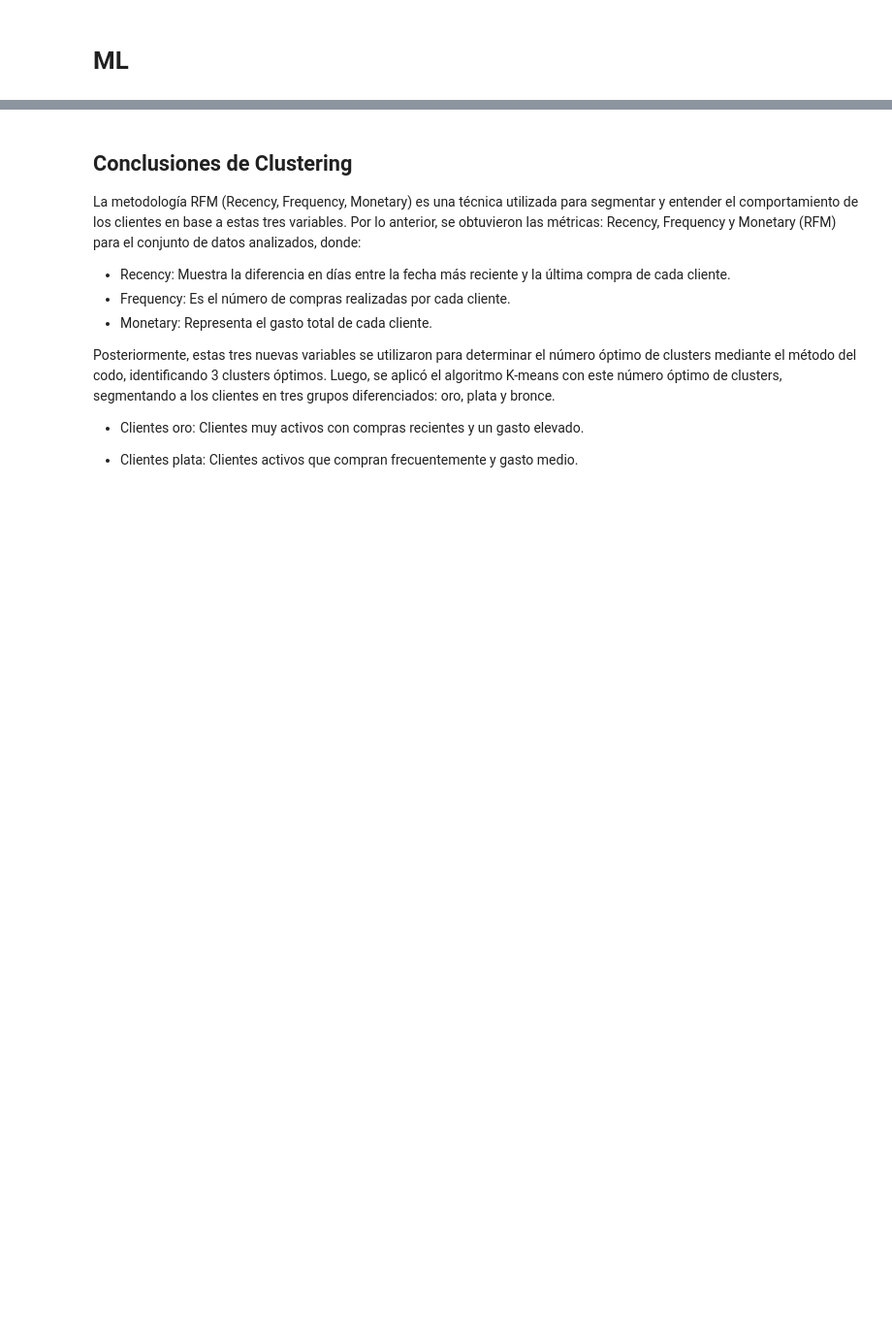
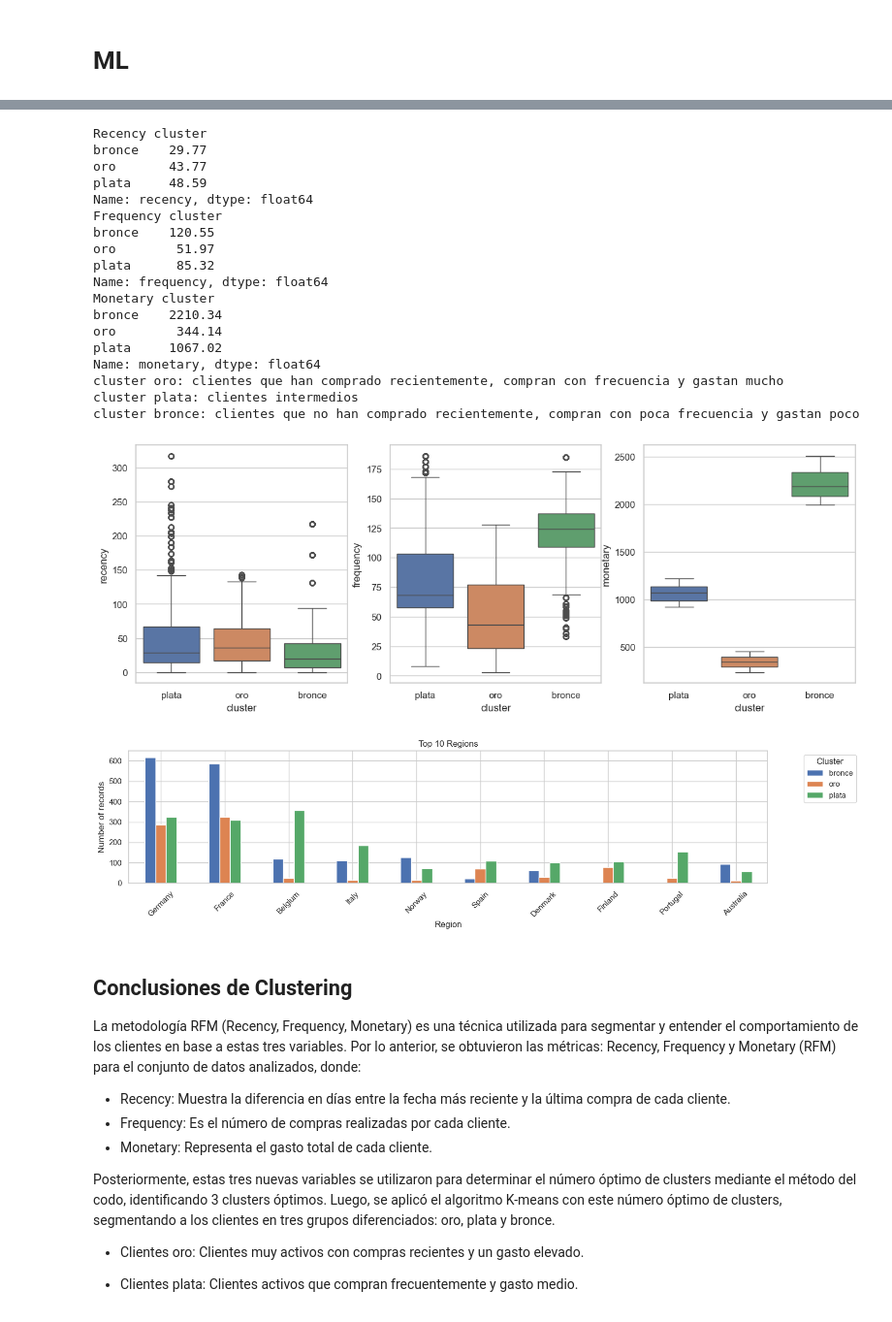
Before and after one commit to Sechi42/bugs_busters_retail, a Jupyter notebook: Data_processing.ipynb, the cells around one changed output, grey strips where cells are left out. Shown at 97% size. Drawn from its saved outputs; the diff is of its cells as text; code cells hidden in the pictures; blank space fills up the shorter version.

```diff
--- a/Data_processing.ipynb
+++ b/Data_processing.ipynb
@@ -649,8 +661,8 @@ def ml_kmean(path):
     plt.tight_layout()
     plt.show()
 # %%
-def ml_plots(path):
-
+def ml_plots(path1):
+    path = path1[path1['cluster'].isin(['oro', 'bronce', 'plata'])]
     # Diagramas de caja por cluster para cada variable por cluster
     plt.figure(figsize=(15,5))
     plt.subplot(1,3,1)
@@ -707,3 +699,28 @@ cluster bronce: clientes que no han comprado recientemente, compran con poca fre
+# %%
+df_final = pd.read_csv("./datasets/df_final.csv")
+
+ml_plots(df_final)
+# %% [output]
+Recency cluster
+bronce    29.77
+oro       43.77
+plata     48.59
+Name: recency, dtype: float64
+Frequency cluster
+bronce    120.55
+oro        51.97
+plata      85.32
+Name: frequency, dtype: float64
+Monetary cluster
+bronce    2210.34
+oro        344.14
+plata     1067.02
+Name: monetary, dtype: float64
+cluster oro: clientes que han comprado recientemente, compran con frecuencia y gastan mucho
+cluster plata: clientes intermedios
+cluster bronce: clientes que no han comprado recientemente, compran con poca frecuencia y gastan poco
+[figure, added]
+[figure, added]
 # %% [markdown]
 ## Conclusiones de Clustering
 
```
Also changed, not shown: parts of 5 cells of this notebook.
